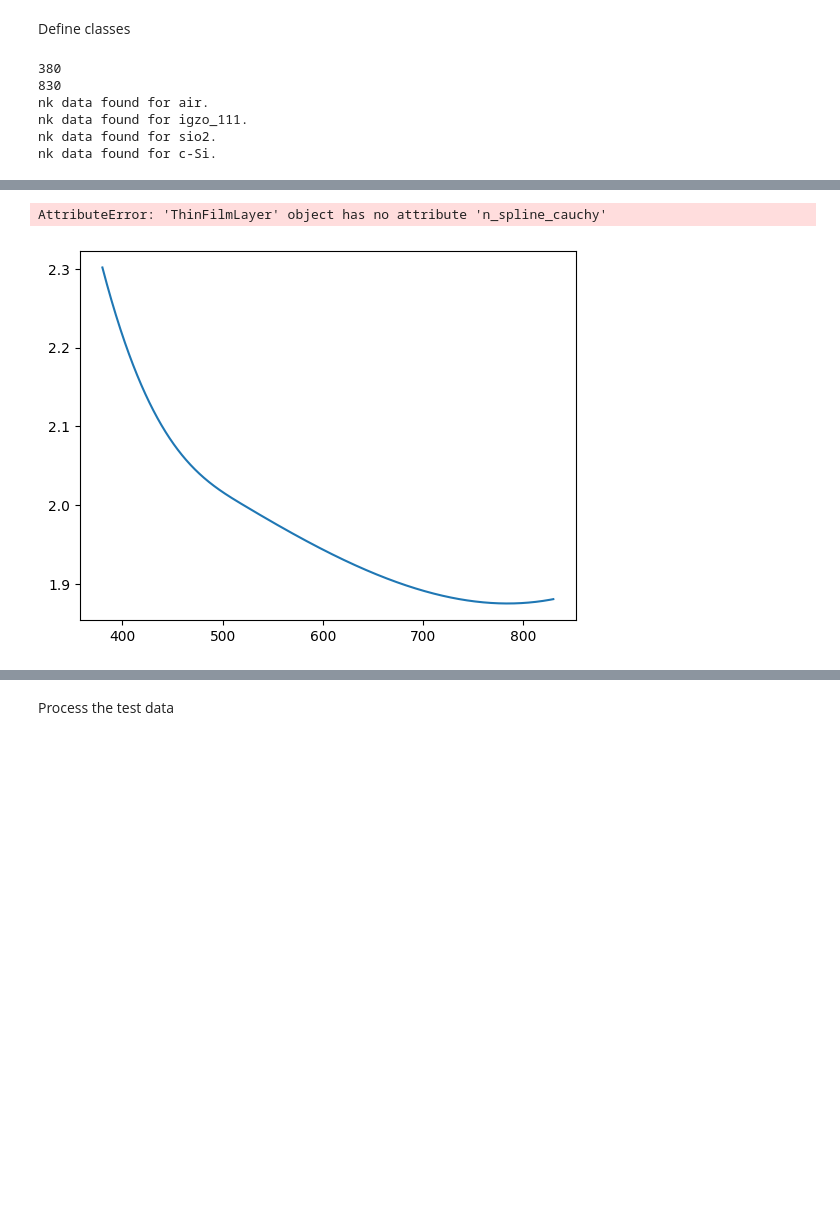
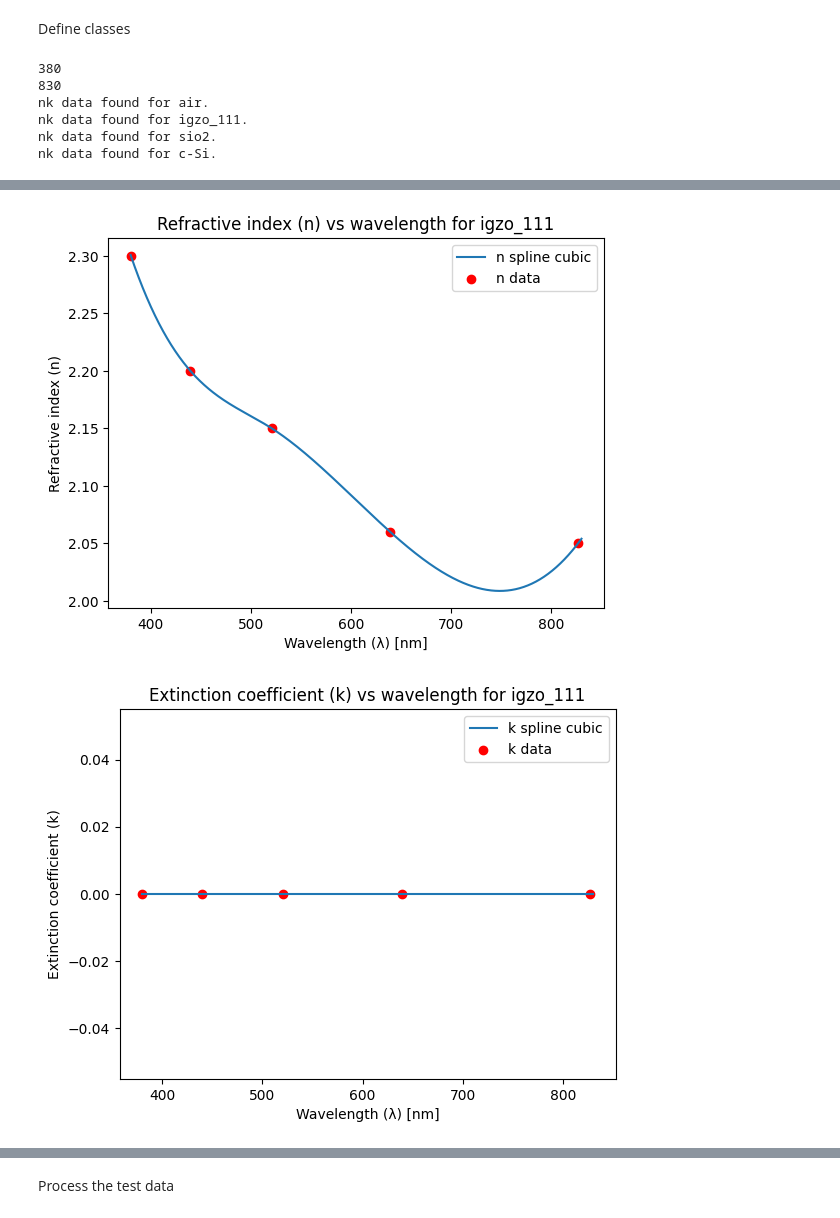
Before and after one commit to MingChiangChang/ThinFilm, a Jupyter notebook: ThinFilm230718.ipynb, the cells around one changed output, grey strips where cells are left out. Saved outputs shown, nothing was run; the diff lists cells and outputs as text; code cells hidden in the pictures; blank space fills up the shorter version.

```diff
--- a/ThinFilm230718.ipynb
+++ b/ThinFilm230718.ipynb
@@ -210,11 +210,11 @@ class ThinFilmLayer:
         plt.plot(wavelengths, self.n_spline_cubic(wavelengths), '-', label='n spline cubic')
         # plt.plot(wavelengths, self.n_spline_univariate(wavelengths), '-', label='n spline univariate')
         # plt.plot(wavelengths, self.n_spline_Bspline(wavelengths), '-', label='n spline Bspline')
-        plt.plot(wavelengths, self.n_cauchy(wavelengths), '-', label='n spline cauchy')
+        # plt.plot(wavelengths, self.n_cauchy(wavelengths), '-', label='n spline cauchy')
         plt.scatter(self.wavelength, self.n, marker='o', color='r', label='n data')
         plt.xlabel('Wavelength (λ) [nm]')
         plt.ylabel('Refractive index (n)')
-        plt.title(f'Refractive index vs wavelength for {self.material}')
+        plt.title(f'Refractive index (n) vs wavelength for {self.material}')
         plt.legend()
         plt.show()
 
@@ -227,11 +227,11 @@ class ThinFilmLayer:
         plt.plot(wavelengths, self.k_spline_cubic(wavelengths), '-', label='k spline cubic')
         # plt.plot(wavelengths, self.k_spline_univariate(wavelengths), '-', label='k spline univariate')
         # plt.plot(wavelengths, self.k_spline_Bspline(wavelengths), '-', label='k spline Bspline')
-        plt.plot(wavelengths, self.k_cauchy(wavelengths), '-', label='n spline cauchy')
+        # plt.plot(wavelengths, self.k_cauchy(wavelengths), '-', label='n spline cauchy')
         plt.scatter(self.wavelength, self.k, marker='o', color='r', label='k data')
         plt.xlabel('Wavelength (λ) [nm]')
         plt.ylabel('Extinction coefficient (k)')
-        plt.title(f'Extinction coefficient vs wavelength for {self.material}')
+        plt.title(f'Extinction coefficient (k) vs wavelength for {self.material}')
         plt.legend()
         plt.show()
 
@@ -241,8 +241,8 @@ class ThinFilmLayer:
         both for the input data and the spline interpolation.
         """
         wavelengths = np.linspace(min_wavelength, max_wavelength, num=1000)
-        n_values = self.n_spline(wavelengths)
-        k_values = self.k_spline(wavelengths)
+        n_values = self.n_spline_cubic(wavelengths)
+        k_values = self.k_spline_cubic(wavelengths)
 
         fig, ax1 = plt.subplots()
 
@@ -539,10 +539,10 @@ layer1.set_k(650, 0)
 layer1.set_k(800, 0)
 
 layer1.set_n(400, 2.3)
-layer1.set_n(430, 2.1)
-layer1.set_n(510, 2.0)
-layer1.set_n(620, 1.92)
-layer1.set_n(800, 1.88)
+layer1.set_n(430, 2.20)
+layer1.set_n(510, 2.15)
+layer1.set_n(620, 2.06)
+layer1.set_n(800, 2.05)
 
 # Create multilayer system
 multilayer = ThinFilmSystem([air, layer1, layer2, substrate])
@@ -576,2 +576,2 @@ nk data found for c-Si.
-AttributeError: 'ThinFilmLayer' object has no attribute 'n_spline_cauchy'
-[figure, old version]
+[figure, new version]
+[figure, added]
```
Also changed, not shown: parts of 1 cell of this notebook.
